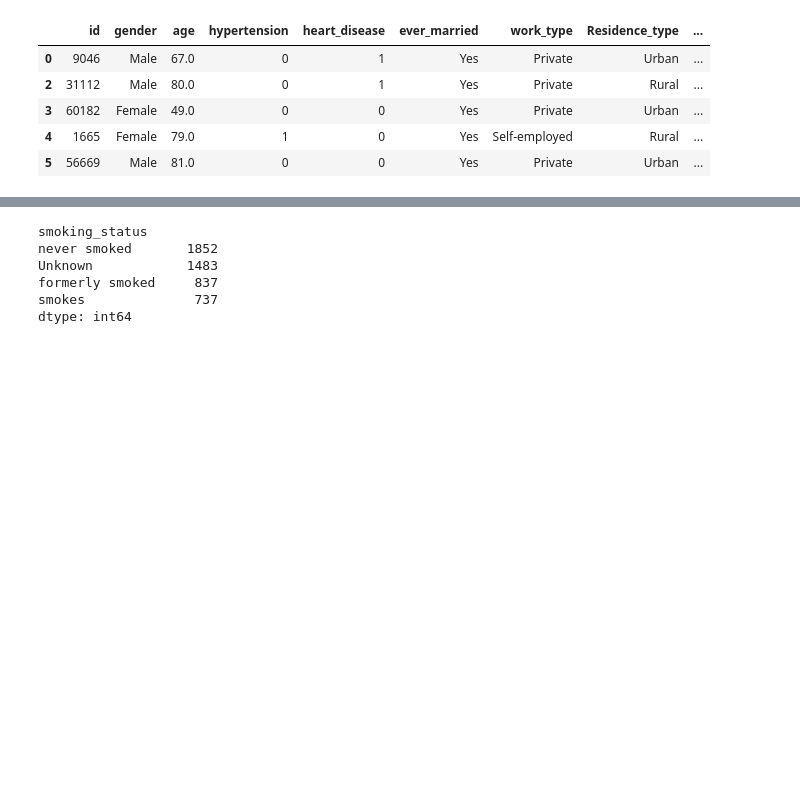
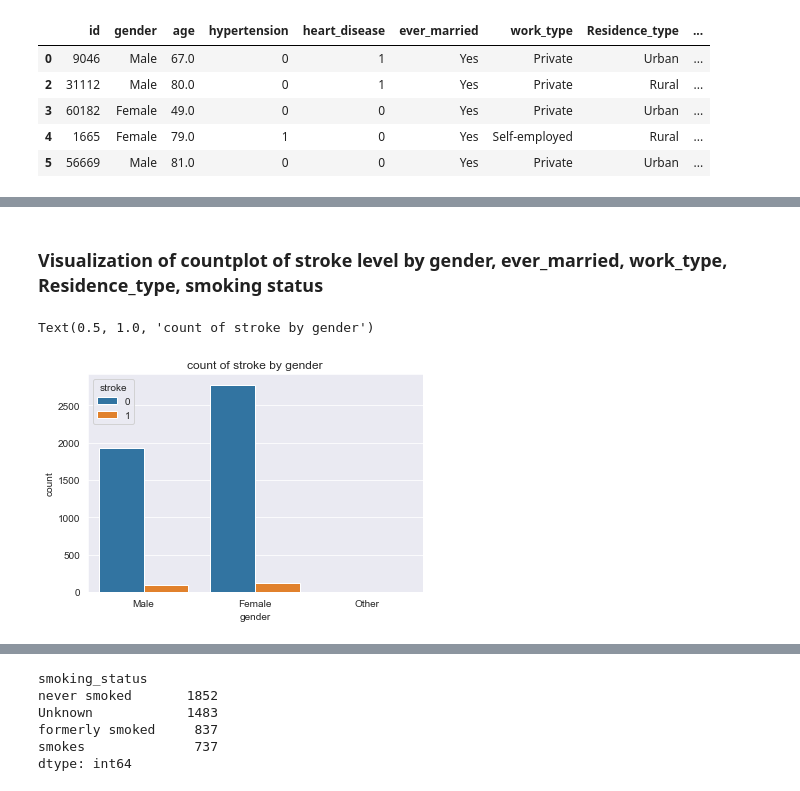
Before and after one commit to jymubalu/Cardiovascular-awarness, a Jupyter notebook: Healthcare dataset.ipynb, the cells around one changed output, grey strips where cells are left out. Cells and saved outputs as stored; diff of their text form; code cells hidden in the pictures; blank space fills up the shorter version.

```diff
--- a/Healthcare dataset.ipynb
+++ b/Healthcare dataset.ipynb
@@ -117,0 +185,11 @@ healthR.head()
+# %% [markdown]
+### Visualization of countplot of stroke level by gender, ever_married, work_type, Residence_type, smoking status
+# %%
+sns.set_style("darkgrid")
+sns.countplot(x="gender", data=health, hue='stroke')
+plt.title('count of stroke by gender')
+
+## this plot shows female are more likely to have a stroke when compared to male
+# %% [output]
+Text(0.5, 1.0, 'count of stroke by gender')
+[figure, added]
```
Also changed, not shown: parts of 208 cells of this notebook, 2 other files.
